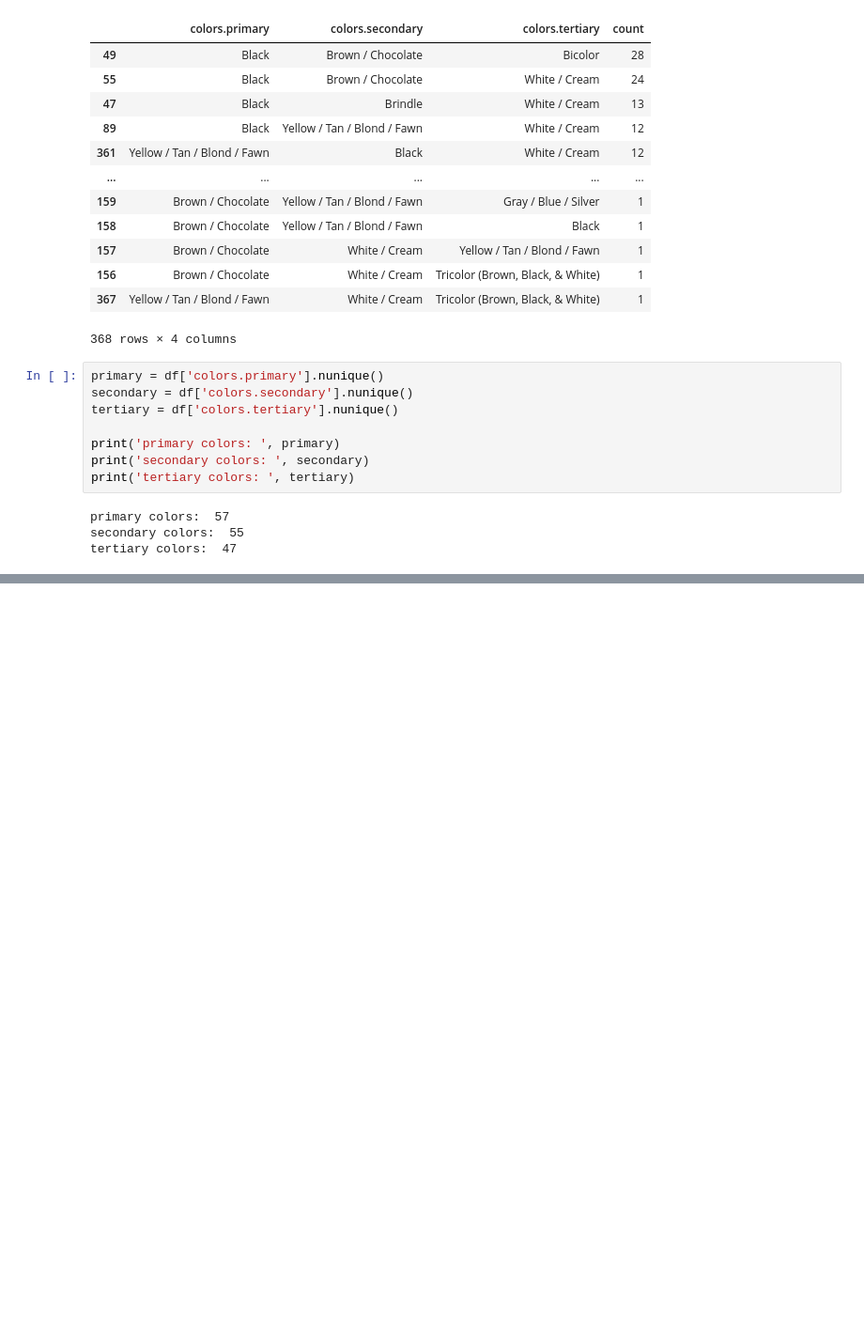
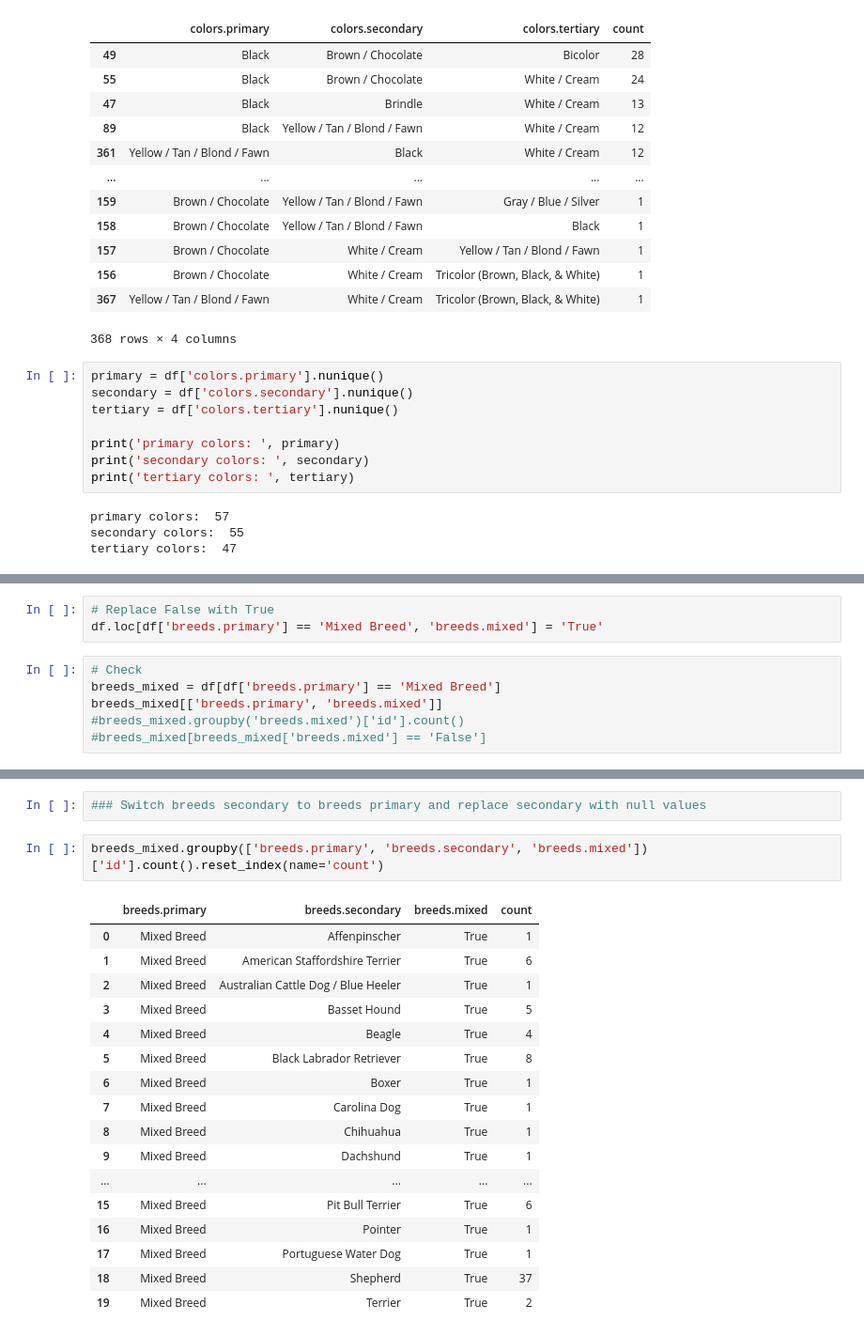
Before and after one commit to elisianguyen/2023-Tennessee-Adoption-Dynamics, a Jupyter notebook: notebooks/data_cleaning.ipynb, the cells around one changed output, grey strips where cells are left out. Shown: that part at 94% size. Drawn from its saved outputs; the diff is of its cells as text; blank space fills up the shorter version.

```diff
--- a/notebooks/data_cleaning.ipynb
+++ b/notebooks/data_cleaning.ipynb
@@ -363,0 +392,9 @@ memory usage: 11.2+ MB
+# %%
+# Replace False with True
+df.loc[df['breeds.primary'] == 'Mixed Breed', 'breeds.mixed'] = 'True'
+# %%
+# Check
+breeds_mixed = df[df['breeds.primary'] == 'Mixed Breed']
+breeds_mixed[['breeds.primary', 'breeds.mixed']]
+#breeds_mixed.groupby('breeds.mixed')['id'].count()
+#breeds_mixed[breeds_mixed['breeds.mixed'] == 'False']
@@ -363,0 +415,22 @@ memory usage: 11.2+ MB
+# %%
+### Switch breeds secondary to breeds primary and replace secondary with null values
+# %%
+breeds_mixed.groupby(['breeds.primary', 'breeds.secondary', 'breeds.mixed'])['id'].count().reset_index(name='count')
+# %% [output]
+|  | breeds.primary | breeds.secondary | breeds.mixed | count |
+| 0 | Mixed Breed | Affenpinscher | True | 1 |
+| 1 | Mixed Breed | American Staffordshire Terrier | True | 6 |
+| 2 | Mixed Breed | Australian Cattle Dog / Blue Heeler | True | 1 |
+| 3 | Mixed Breed | Basset Hound | True | 5 |
+| 4 | Mixed Breed | Beagle | True | 4 |
+| 5 | Mixed Breed | Black Labrador Retriever | True | 8 |
+| 6 | Mixed Breed | Boxer | True | 1 |
+| 7 | Mixed Breed | Carolina Dog | True | 1 |
+| 8 | Mixed Breed | Chihuahua | True | 1 |
+| 9 | Mixed Breed | Dachshund | True | 1 |
+| ... | ... | ... | ... | ... |
+| 15 | Mixed Breed | Pit Bull Terrier | True | 6 |
+| 16 | Mixed Breed | Pointer | True | 1 |
+| 17 | Mixed Breed | Portuguese Water Dog | True | 1 |
+| 18 | Mixed Breed | Shepherd | True | 37 |
+| 19 | Mixed Breed | Terrier | True | 2 |
```
Also changed, not shown: parts of 18 cells of this notebook, 1 other file.
